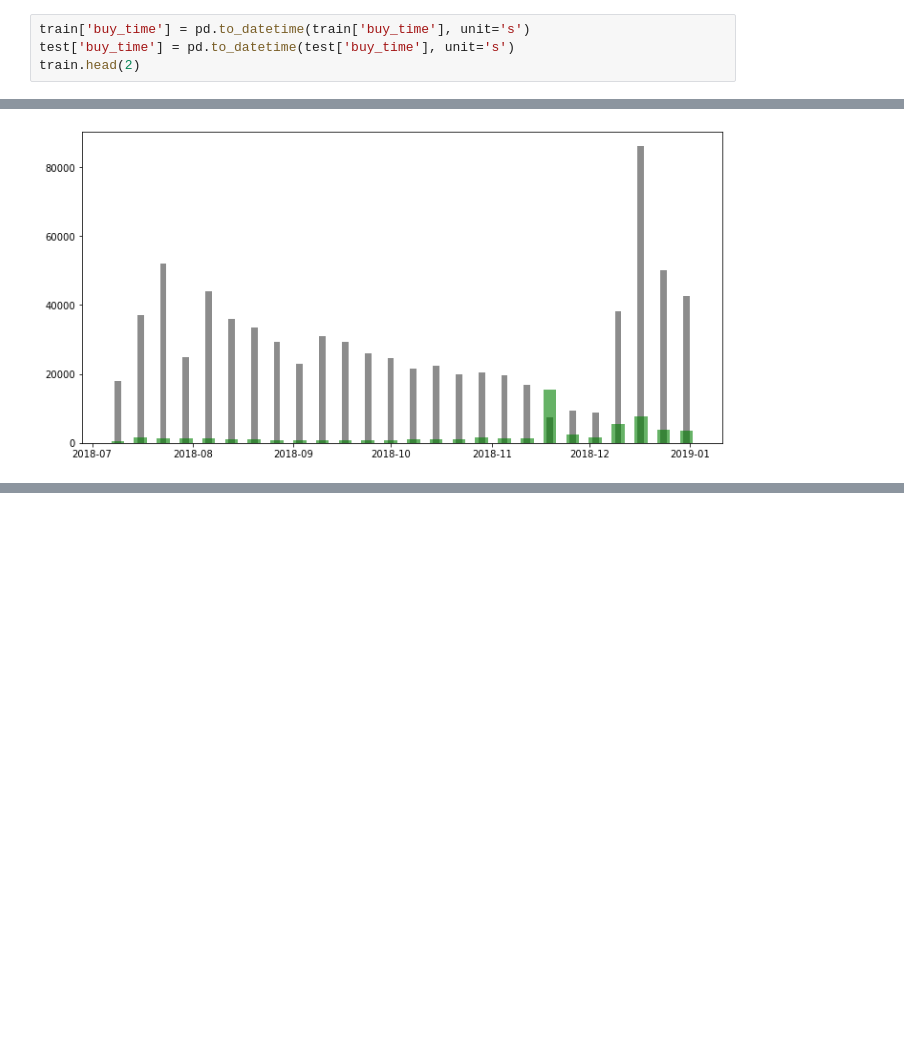
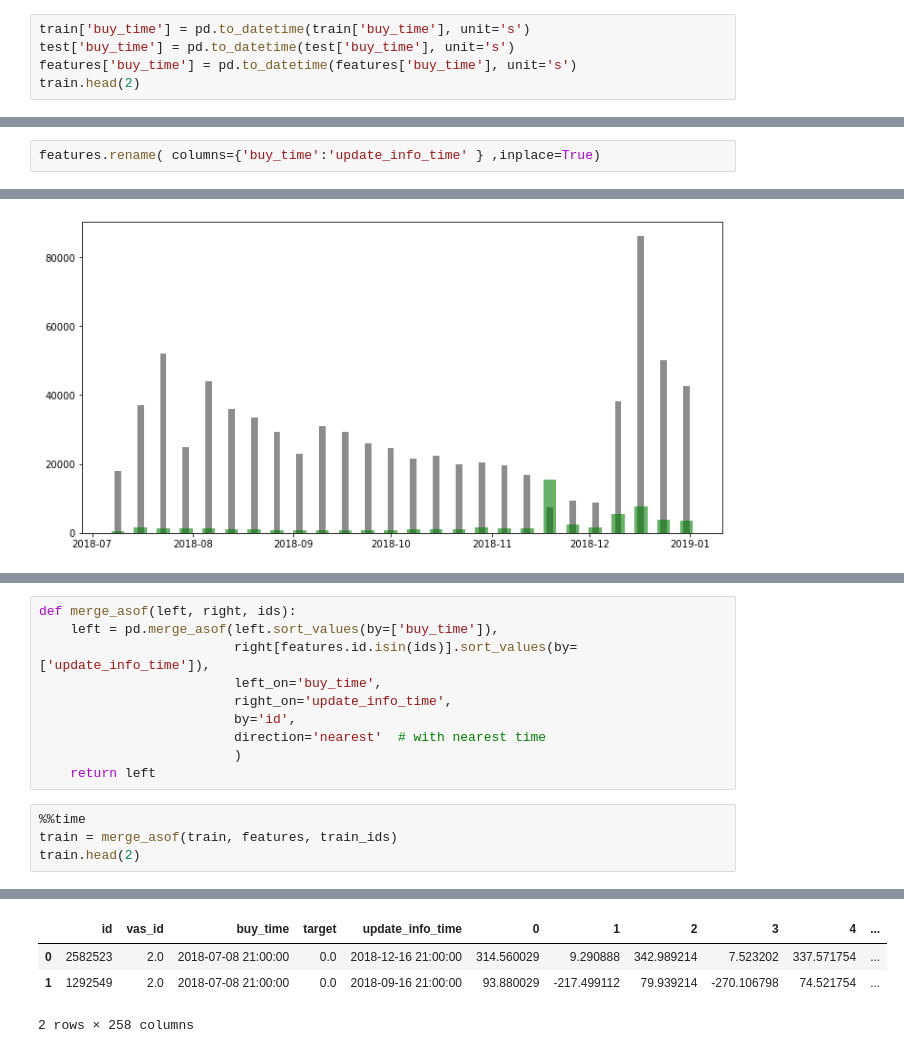
Before and after one commit to hildar/RecSys-Megafon, a Jupyter notebook: Train.ipynb, the cells around one changed output, grey strips where cells are left out. Cells and saved outputs as stored; diff of their text form; blank space fills up the shorter version.

```diff
--- a/Train.ipynb
+++ b/Train.ipynb
@@ -146,8 +124,11 @@ Change time format
 # %%
 train['buy_time'] = pd.to_datetime(train['buy_time'], unit='s')
 test['buy_time'] = pd.to_datetime(test['buy_time'], unit='s')
+features['buy_time'] = pd.to_datetime(features['buy_time'], unit='s')
 train.head(2)
 # %% [output]
 |  | id | vas_id | buy_time | target |
 | 0 | 540968 | 8.0 | 2018-09-16 21:00:00 | 0.0 |
 | 1 | 1454121 | 4.0 | 2018-07-15 21:00:00 | 0.0 |
+# %%
+features.rename( columns={'buy_time':'update_info_time' } ,inplace=True)
@@ -164,0 +193,15 @@ plt.show()
+# %%
+def merge_asof(left, right, ids):
+    left = pd.merge_asof(left.sort_values(by=['buy_time']),
+                         right[features.id.isin(ids)].sort_values(by=['update_info_time']),
+                         left_on='buy_time',
+                         right_on='update_info_time',
+                         by='id',
+                         direction='nearest'  # with nearest time
+                         )
+    return left
+# %%
+%%time
+train = merge_asof(train, features, train_ids)
+train.head(2)
+# %% [output]
@@ -164,0 +210,4 @@ plt.show()
+|  | id | vas_id | buy_time | target | update_info_time | 0 | 1 | 2 | 3 | 4 | ... |
+| 0 | 2582523 | 2.0 | 2018-07-08 21:00:00 | 0.0 | 2018-12-16 21:00:00 | 314.560029 | 9.290888 | 342.989214 | 7.523202 | 337.571754 | ... |
+| 1 | 1292549 | 2.0 | 2018-07-08 21:00:00 | 0.0 | 2018-09-16 21:00:00 | 93.880029 | -217.499112 | 79.939214 | -270.106798 | 74.521754 | ... |
+2 rows × 258 columns
```
Also changed, not shown: parts of 16 cells of this notebook.
